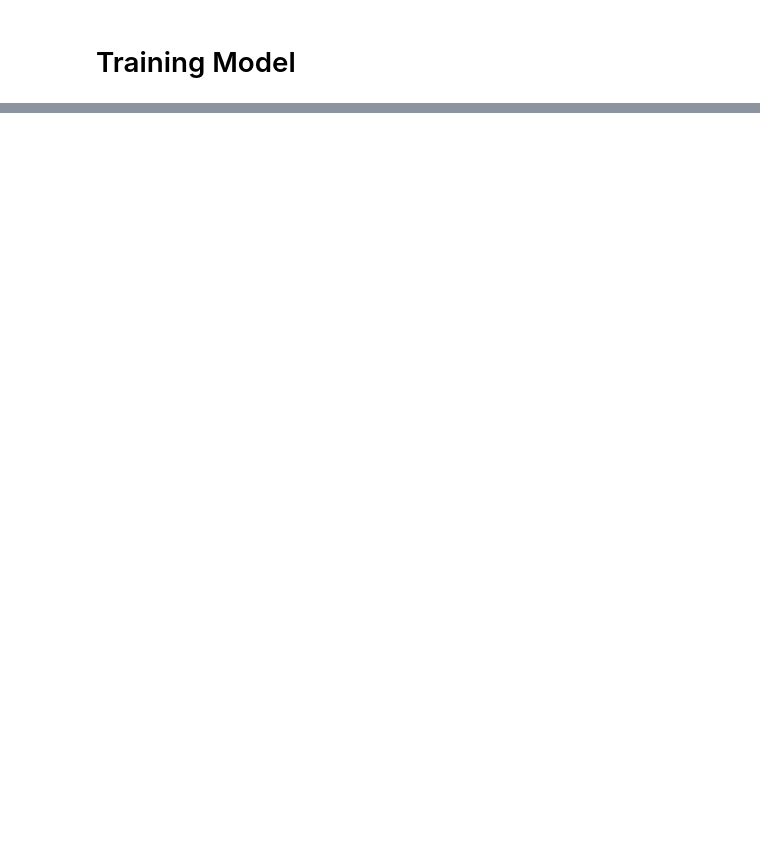
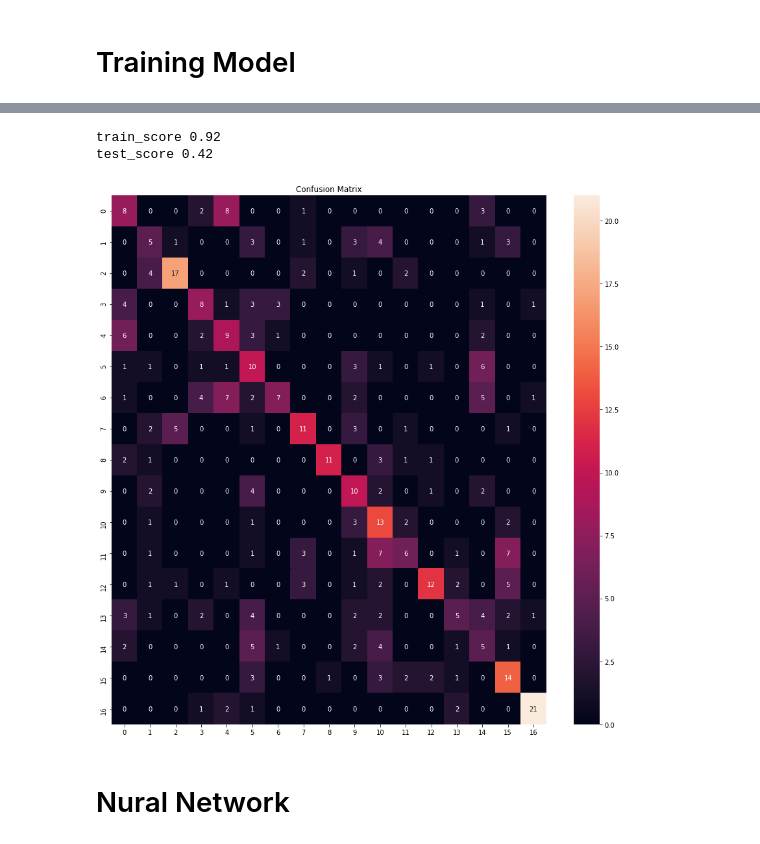
Before and after one commit to baalasangar/MLAI, a Jupyter notebook: 11_ComputerVision/Assignment/part4.ipynb, the cells around one changed output, grey strips where cells are left out. Saved outputs shown, nothing was run; the diff lists cells and outputs as text; code cells hidden in the pictures; blank space fills up the shorter version.

```diff
--- a/11_ComputerVision/Assignment/part4.ipynb
+++ b/11_ComputerVision/Assignment/part4.ipynb
@@ -59,6 +71,9 @@ print("Target class shape" ,y.shape)
 # %% [output]
 Image shape (1360, 224, 224, 3)
 Target class shape (1360, 17)
+# %%
+img_width = 224
+img_height = 224
 # %% [markdown]
 # Data visualisation
 # %%
@@ -164,0 +189,11 @@ NameError: name 'train_test_split' is not defined
+# %%
+%%time
+
+pca = PCA(0.95)
+estimator = SVC(kernel="rbf")
+param_grid = {}
+pipe = Pipeline(steps=[('pca', pca), ('estimator', estimator)])
+gridsearch = GridSearchCV(pipe, param_grid, n_jobs=-1)
+
+gridsearch.fit(X_train_svc,y_train_svc)
+y_predict = gridsearch.predict(X_test_svc)
@@ -164,0 +203,16 @@ NameError: name 'train_test_split' is not defined
+# %%
+print("train_score" , round(gridsearch.score(X_train_svc,y_train_svc),2))
+print("test_score", round(gridsearch.score(X_test_svc,y_test_svc),2))
+
+
+np.set_printoptions(precision=3)
+fig, ax = plt.subplots(figsize=(15,15))
+cm = confusion_matrix(y_test_svc,y_predict)
+sns.heatmap(cm, annot=True, ax=ax)
+ax.set_title('Confusion Matrix');
+# %% [output]
+train_score 0.92
+test_score 0.42
+[figure, added]
+# %% [markdown]
+# Nural Network
```
Also changed, not shown: parts of 10 cells of this notebook.
